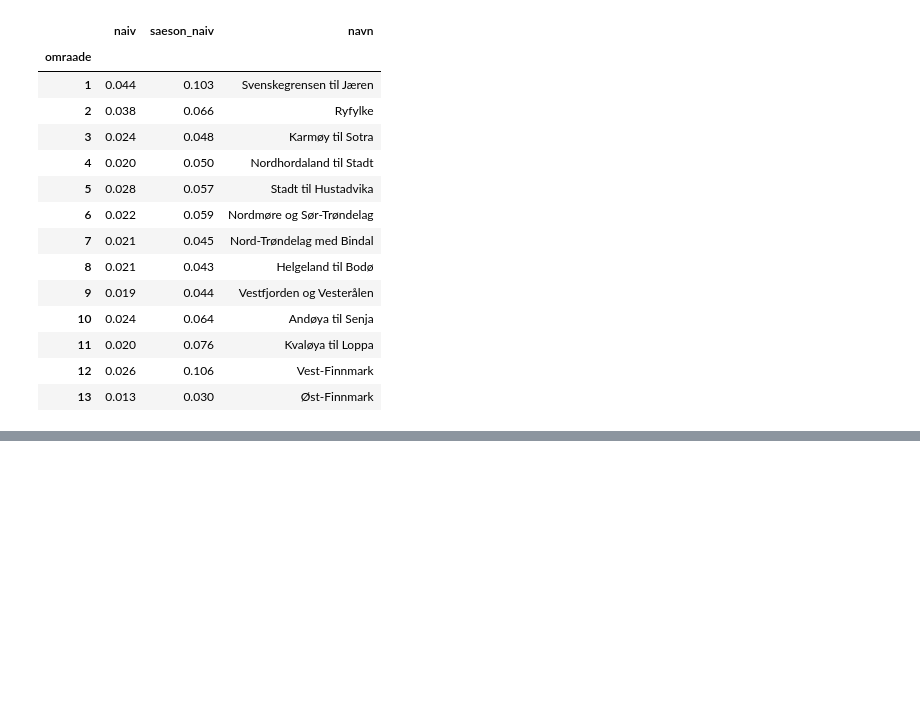
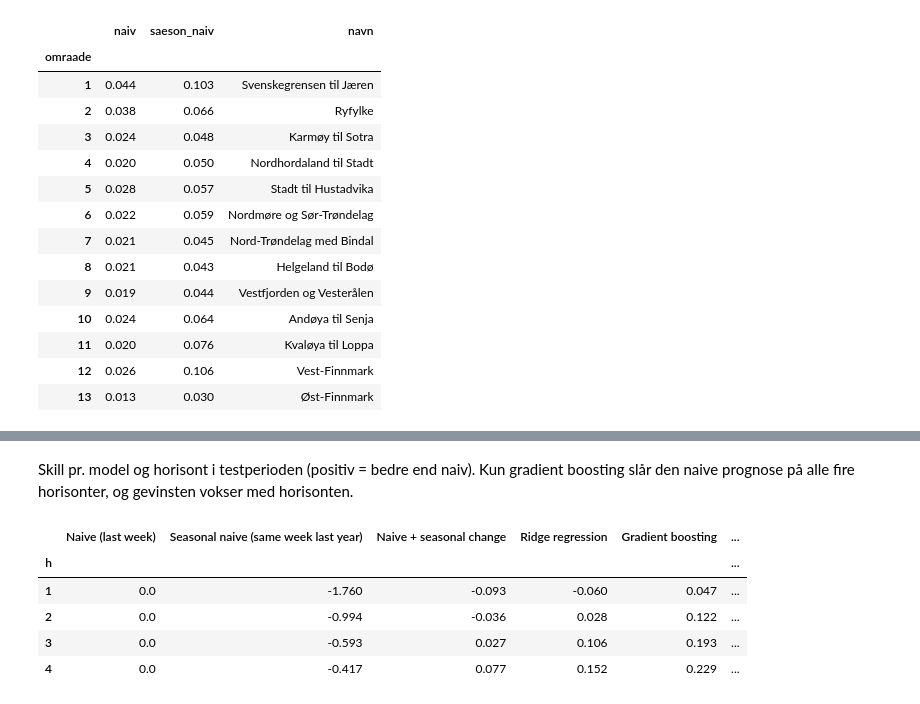
Before and after one commit to mebindner/lakselus, a Jupyter notebook: analyse/01_data_og_baselines.ipynb, the cells around one changed output, grey strips where cells are left out. Drawn from its saved outputs; the diff is of its cells as text; code cells hidden in the pictures; blank space fills up the shorter version.

```diff
--- a/analyse/01_data_og_baselines.ipynb
+++ b/analyse/01_data_og_baselines.ipynb
@@ -202,0 +202,12 @@ pd.concat({"MAE": mae_h, "skill vs naiv": ev.skill(mae_h)}, axis=1)
+# %% [markdown]
+Skill pr. model og horisont i testperioden (positiv = bedre end naiv). Kun gradient boosting slår den naive prognose
+på alle fire horisonter, og gevinsten vokser med horisonten.
+# %%
+o["skill_test"].rename(columns=modelrapport.NAVNE).round(3)
+# %% [output]
+|  | Naive (last week) | Seasonal naive (same week last year) | Naive + seasonal change | Ridge regression | Gradient boosting | ... |
+| h |  |  |  |  |  | ... |
+| 1 | 0.0 | -1.760 | -0.093 | -0.060 | 0.047 | ... |
+| 2 | 0.0 | -0.994 | -0.036 | 0.028 | 0.122 | ... |
+| 3 | 0.0 | -0.593 | 0.027 | 0.106 | 0.193 | ... |
+| 4 | 0.0 | -0.417 | 0.077 | 0.152 | 0.229 | ... |
```
Also changed, not shown: parts of 10 cells of this notebook, 5 other files.
